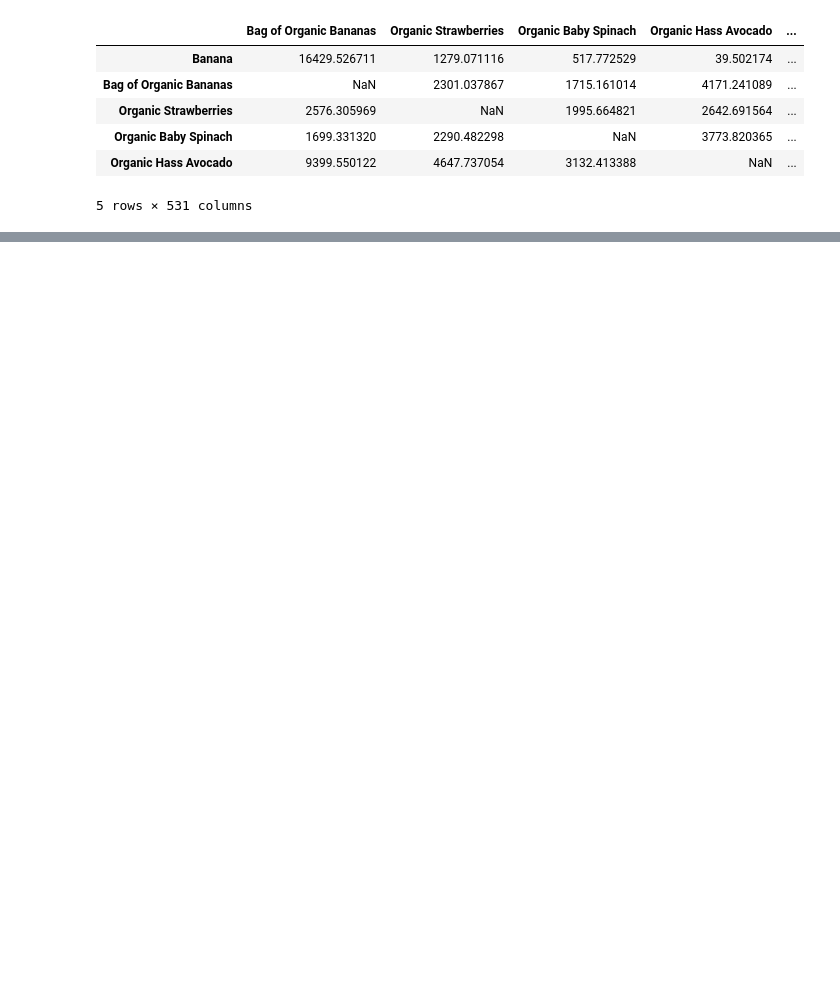
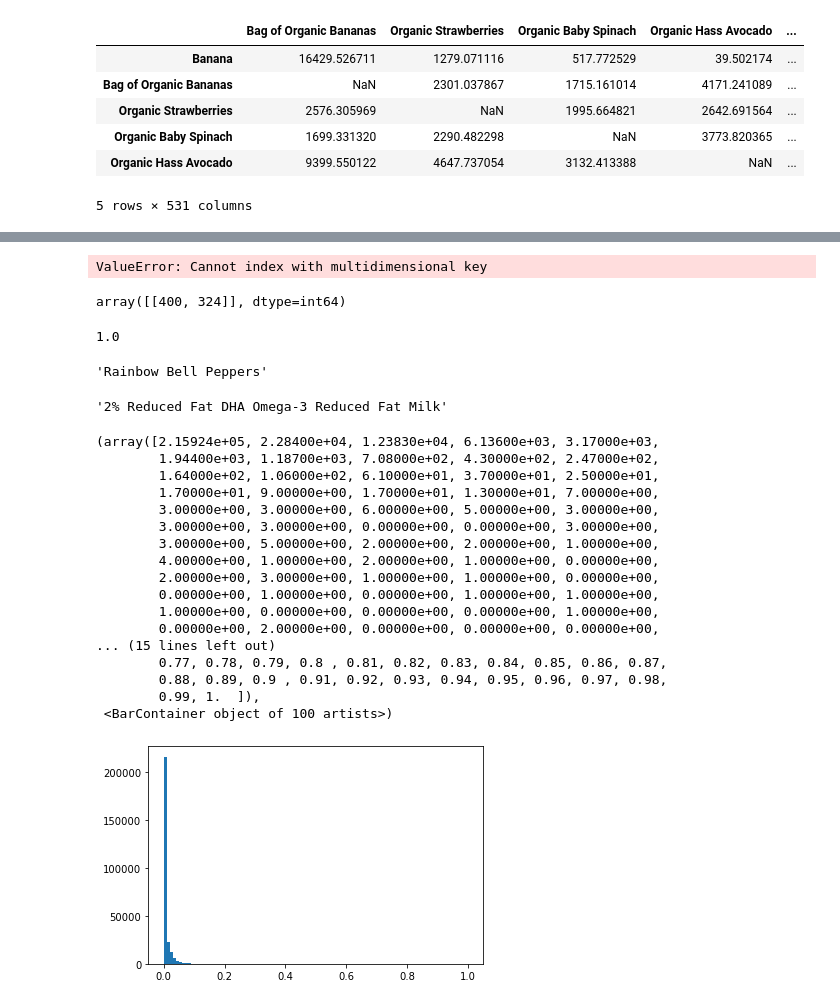
Before and after one commit to monolabs/products_association, a Jupyter notebook: notebooks/sp_feature_importance_processing.ipynb, the cells around one changed output, grey strips where cells are left out. Cells and saved outputs as stored; diff of their text form; code cells hidden in the pictures; blank space fills up the shorter version.

Commit message:
normalization all values

```diff
--- a/notebooks/sp_feature_importance_processing.ipynb
+++ b/notebooks/sp_feature_importance_processing.ipynb
@@ -79,0 +72,41 @@
+# %%
+[fi_norm == 1]
+# %% [output]
+ValueError: Cannot index with multidimensional key
+# %%
+np.argwhere(arr == 1)
+# %% [output]
+array([[400, 324]], dtype=int64)
+# %%
+fi_norm.iloc[400, 324]
+# %% [output]
+1.0
+# %%
+fi.index.tolist()[400]
+# %% [output]
+'Rainbow Bell Peppers'
+# %%
+fi.columns.tolist()[323]
+# %% [output]
+'2% Reduced Fat DHA Omega-3 Reduced Fat Milk'
+# %%
+plt.hist(fi_norm.values.flatten(), bins = 100)
+# %% [output]
+(array([2.15924e+05, 2.28400e+04, 1.23830e+04, 6.13600e+03, 3.17000e+03,
+        1.94400e+03, 1.18700e+03, 7.08000e+02, 4.30000e+02, 2.47000e+02,
+        1.64000e+02, 1.06000e+02, 6.10000e+01, 3.70000e+01, 2.50000e+01,
+        1.70000e+01, 9.00000e+00, 1.70000e+01, 1.30000e+01, 7.00000e+00,
+        3.00000e+00, 3.00000e+00, 6.00000e+00, 5.00000e+00, 3.00000e+00,
+        3.00000e+00, 3.00000e+00, 0.00000e+00, 0.00000e+00, 3.00000e+00,
+        3.00000e+00, 5.00000e+00, 2.00000e+00, 2.00000e+00, 1.00000e+00,
+        4.00000e+00, 1.00000e+00, 2.00000e+00, 1.00000e+00, 0.00000e+00,
+        2.00000e+00, 3.00000e+00, 1.00000e+00, 1.00000e+00, 0.00000e+00,
+        0.00000e+00, 1.00000e+00, 0.00000e+00, 1.00000e+00, 1.00000e+00,
+        1.00000e+00, 0.00000e+00, 0.00000e+00, 0.00000e+00, 1.00000e+00,
+        0.00000e+00, 2.00000e+00, 0.00000e+00, 0.00000e+00, 0.00000e+00,
+... (15 lines left out)
+        0.77, 0.78, 0.79, 0.8 , 0.81, 0.82, 0.83, 0.84, 0.85, 0.86, 0.87,
+        0.88, 0.89, 0.9 , 0.91, 0.92, 0.93, 0.94, 0.95, 0.96, 0.97, 0.98,
+        0.99, 1.  ]),
+ <BarContainer object of 100 artists>)
+[figure, added]
```
Also changed, not shown: parts of 9 cells of this notebook, 4 other files.
